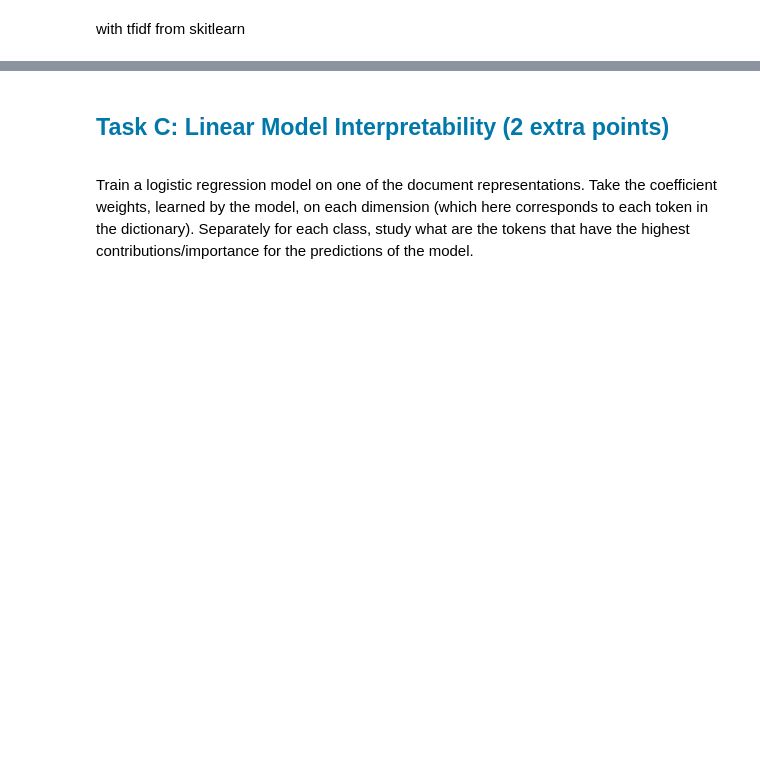
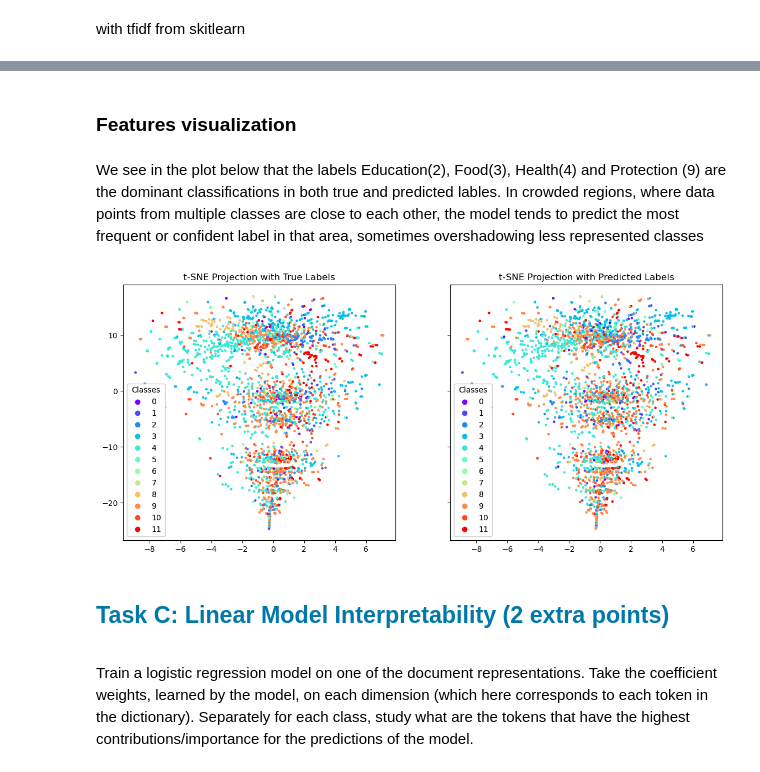
Before and after one commit to Alkhatir/NLP, a Jupyter notebook: Ass1/Assignment1_pepe.ipynb, the cells around one changed output, grey strips where cells are left out. Drawn from its saved outputs; the diff is of its cells as text; code cells hidden in the pictures; blank space fills up the shorter version.

```diff
--- a/Ass1/Assignment1_pepe.ipynb
+++ b/Ass1/Assignment1_pepe.ipynb
@@ -742,3 +909,32 @@ weighted avg       0.79      0.80      0.79      2595
+# %% [markdown]
+### Features visualization
+# %% [markdown]
+We see in the plot below that the labels Education(2), Food(3), Health(4) and Protection (9) are the dominant classifications in both true and predicted lables. In crowded regions, where data points from multiple classes are close to each other, the model tends to predict the most frequent or confident label in that area, sometimes overshadowing less represented classes
+# %%
+from sklearn.manifold import TSNE
+
+tsne = TSNE(n_components=2, perplexity=30,  n_iter=1000, random_state=4) #learning_rate=200,)
+reduced_test_form = tsne.fit_transform(tfidf_test)
+
+fig, axes = plt.subplots(1, 2, figsize=(14, 6), sharex=True, sharey=True)
+
+# True label plot
+scatter1 = axes[0].scatter(reduced_test_form[:, 0], reduced_test_form[:, 1],
+                           c=test_data['label'], cmap=plt.cm.rainbow, s=5)
+axes[0].set_title("t-SNE Projection with True Labels")
+legend1 = axes[0].legend(*scatter1.legend_elements(), title="Classes")
+axes[0].add_artist(legend1)
+
+# Predicted label plot
+scatter2 = axes[1].scatter(reduced_test_form[:, 0], reduced_test_form[:, 1],
+                           c=preds, cmap=plt.cm.rainbow, s=5)
+axes[1].set_title("t-SNE Projection with Predicted Labels")
+legend2 = axes[1].legend(*scatter2.legend_elements(), title="Classes")
+axes[1].add_artist(legend2)
+
+plt.show()
+# %% [output]
+[figure, added]
 # %% [markdown]
 <a name="section-optional"></a><h2 style="color:rgb(0,120,170)">Task C: Linear Model Interpretability (2 extra points)</h2>
 # %% [markdown]
```
Also changed, not shown: parts of 31 cells of this notebook.
